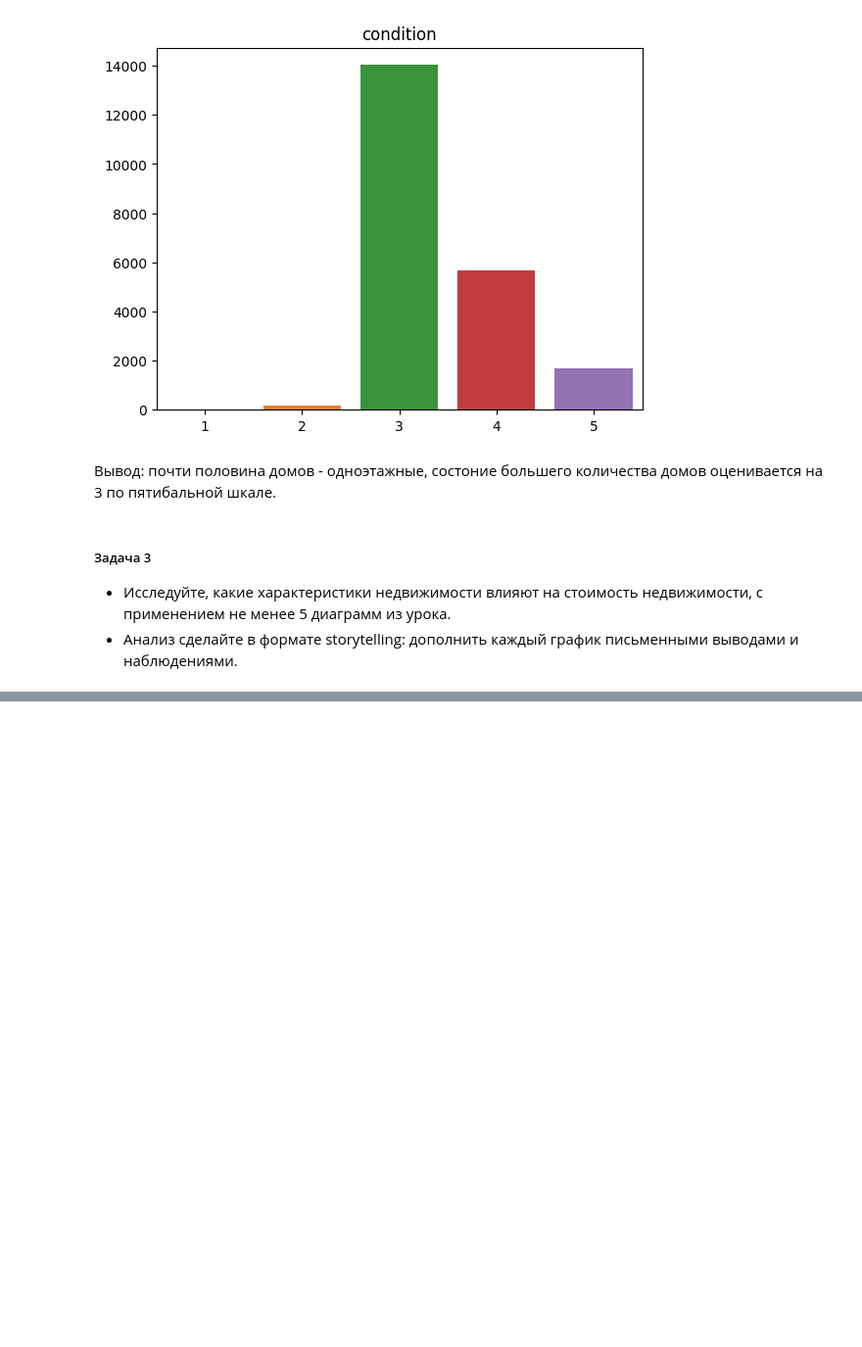
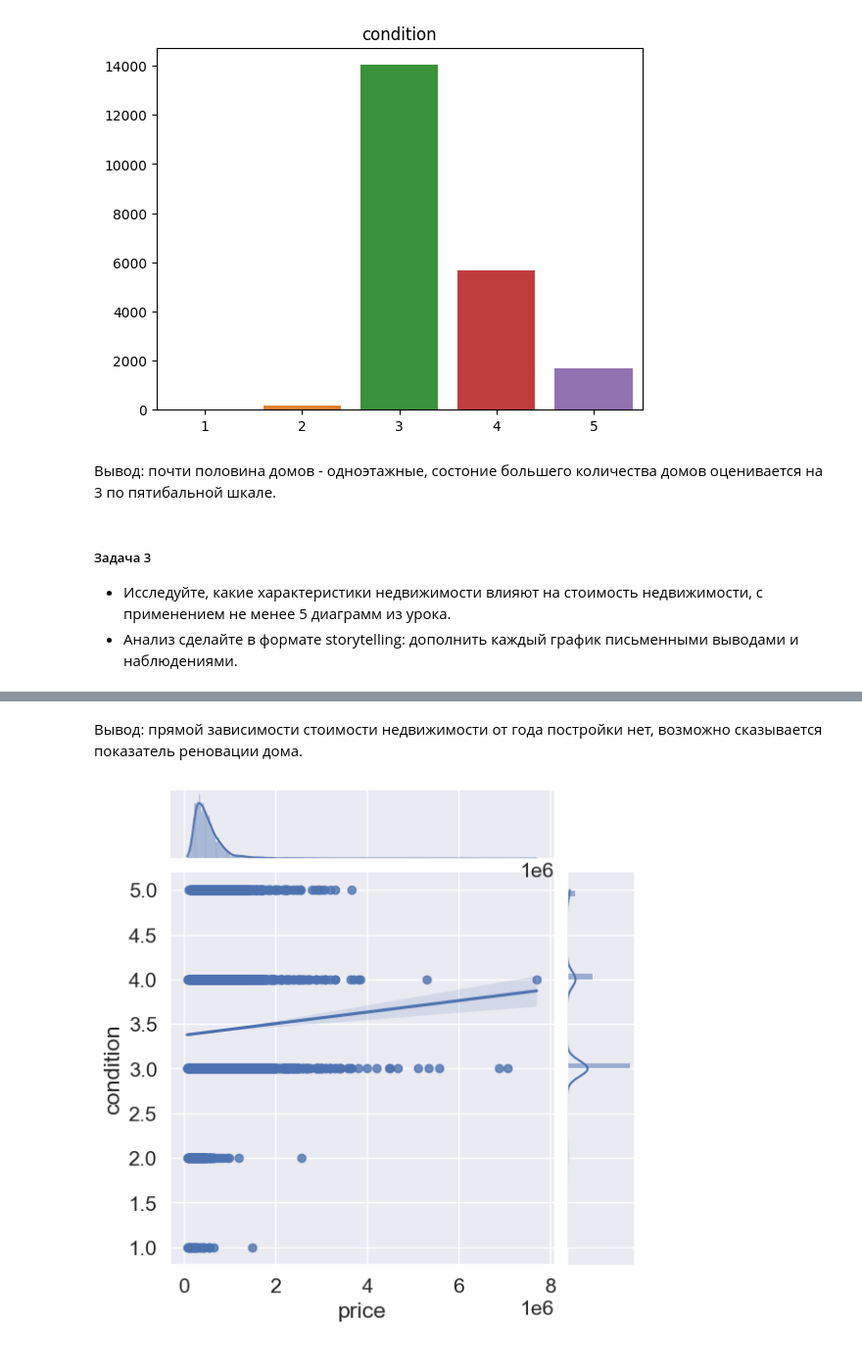
Before and after one commit to kudaevalyudmila1/Python-Analytics, a Jupyter notebook: HomeWork4_Result.ipynb, the cells around one changed output, grey strips where cells are left out. Shown: that part at 98% size. Saved outputs shown, nothing was run; the diff lists cells and outputs as text; code cells hidden in the pictures; blank space fills up the shorter version.

```diff
--- a/HomeWork4_Result.ipynb
+++ b/HomeWork4_Result.ipynb
@@ -99,0 +123,6 @@ plt.show()
+# %% [markdown]
+Вывод: прямой зависимости стоимости недвижимости от года постройки нет, возможно сказывается показатель реновации дома.
+# %%
+sns.jointplot(x=df['price'], y=df['condition'], kind='reg');
+# %% [output]
+[figure, added]
```
Also changed, not shown: parts of 8 cells of this notebook.
